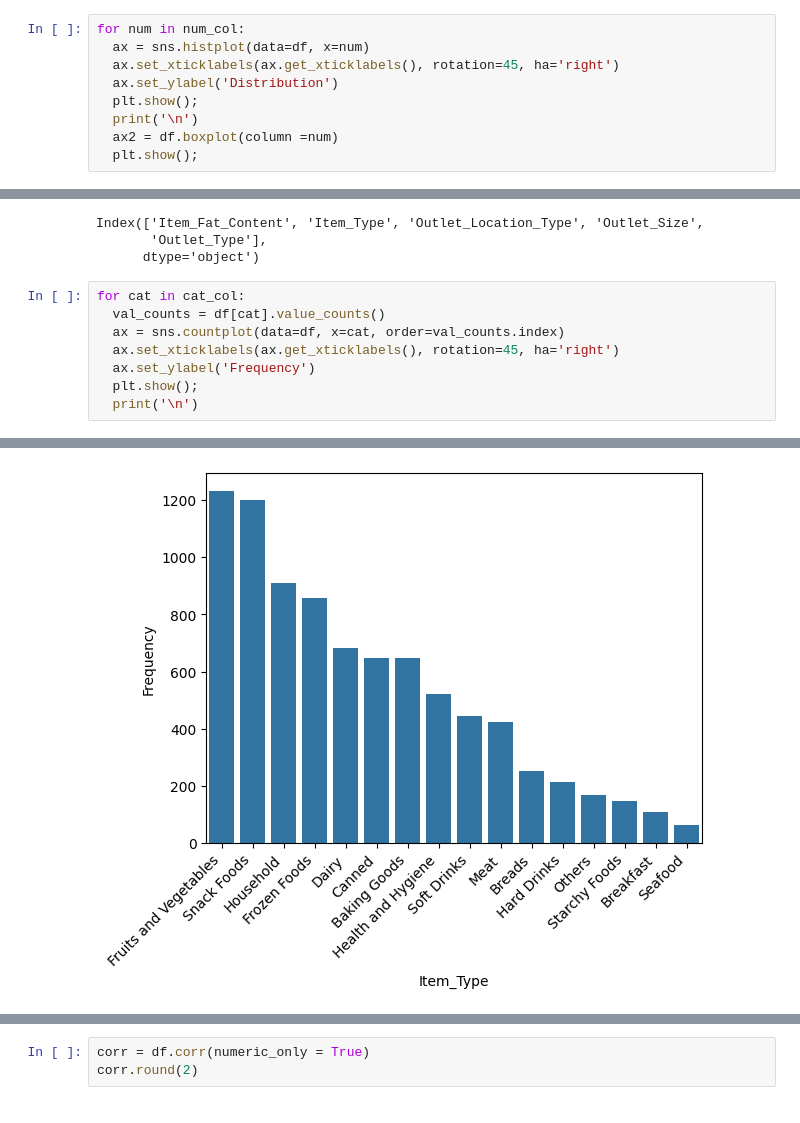
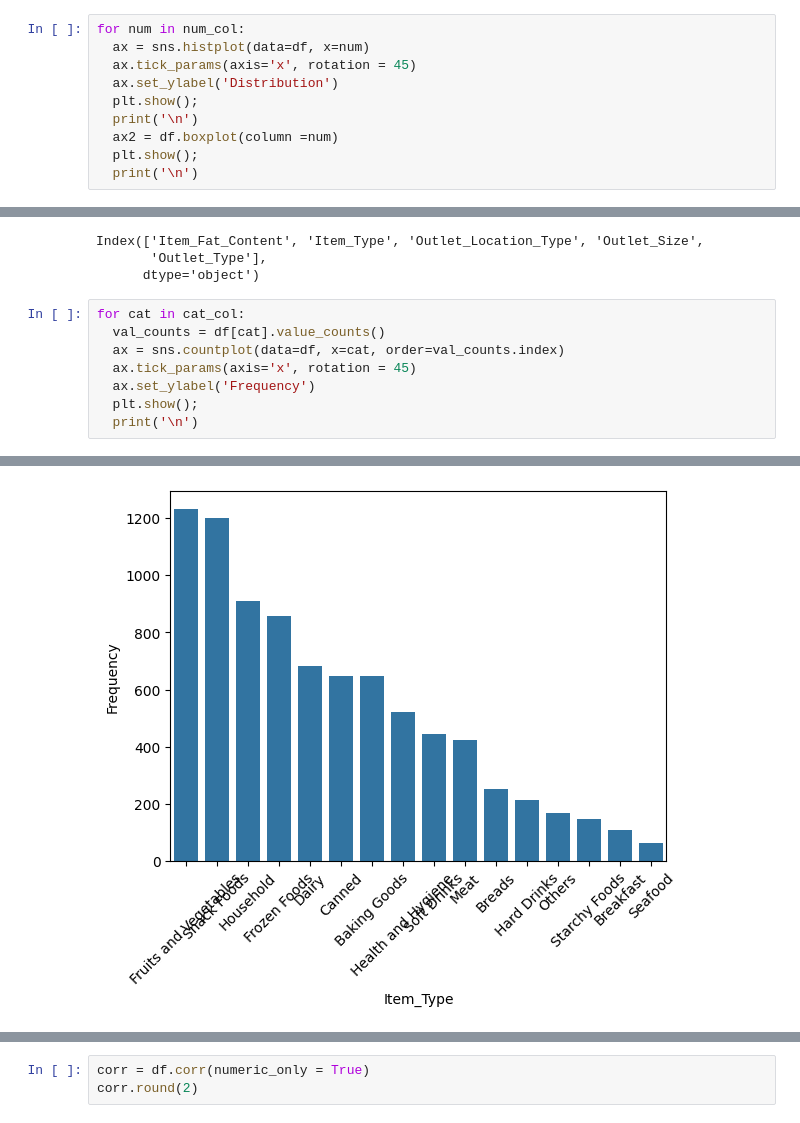
Before and after one commit to MariemShn/Prediction-of-Product-Sales, a Jupyter notebook: Prediction_of_Product_Sales.ipynb, the cells around one changed output, grey strips where cells are left out. Drawn from its saved outputs; the diff is of its cells as text.

```diff
--- a/Prediction_of_Product_Sales.ipynb
+++ b/Prediction_of_Product_Sales.ipynb
@@ -283,10 +283,11 @@ Index(['Item_Weight', 'Item_Visibility', 'Item_MRP',
 # %%
 for num in num_col:
   ax = sns.histplot(data=df, x=num)
-  ax.set_xticklabels(ax.get_xticklabels(), rotation=45, ha='right')
+  ax.tick_params(axis='x', rotation = 45)
   ax.set_ylabel('Distribution')
   plt.show();
   print('\n')
   ax2 = df.boxplot(column =num)
   plt.show();
+  print('\n')
 # %% [output]
@@ -311,7 +312,7 @@ Index(['Item_Fat_Content', 'Item_Type', 'Outlet_Location_Type', 'Outlet_Size',
 for cat in cat_col:
   val_counts = df[cat].value_counts()
   ax = sns.countplot(data=df, x=cat, order=val_counts.index)
-  ax.set_xticklabels(ax.get_xticklabels(), rotation=45, ha='right')
+  ax.tick_params(axis='x', rotation = 45)
   ax.set_ylabel('Frequency')
   plt.show();
   print('\n')
@@ -320 +321 @@ for cat in cat_col:
-[figure, old version]
+[figure, new version]
```
Also changed, not shown: parts of 2 cells of this notebook.
